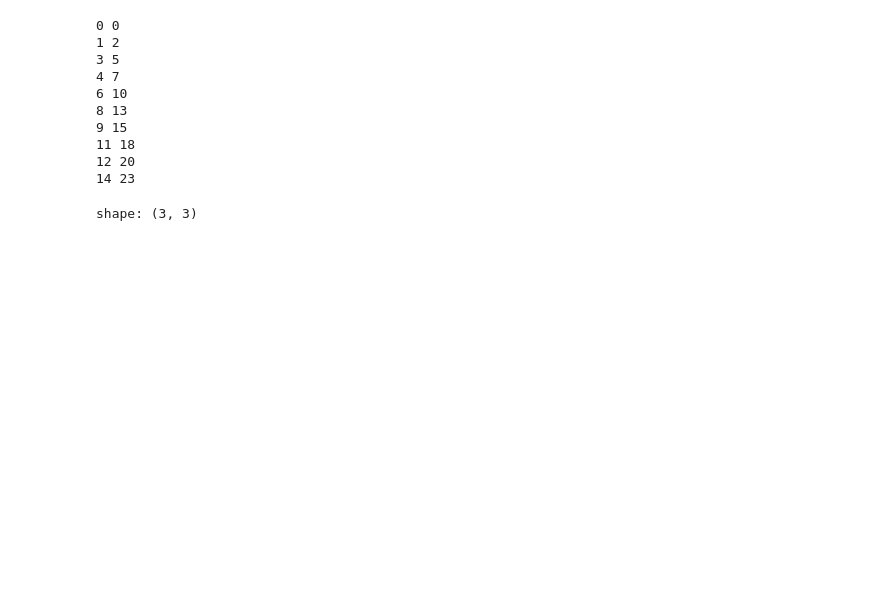
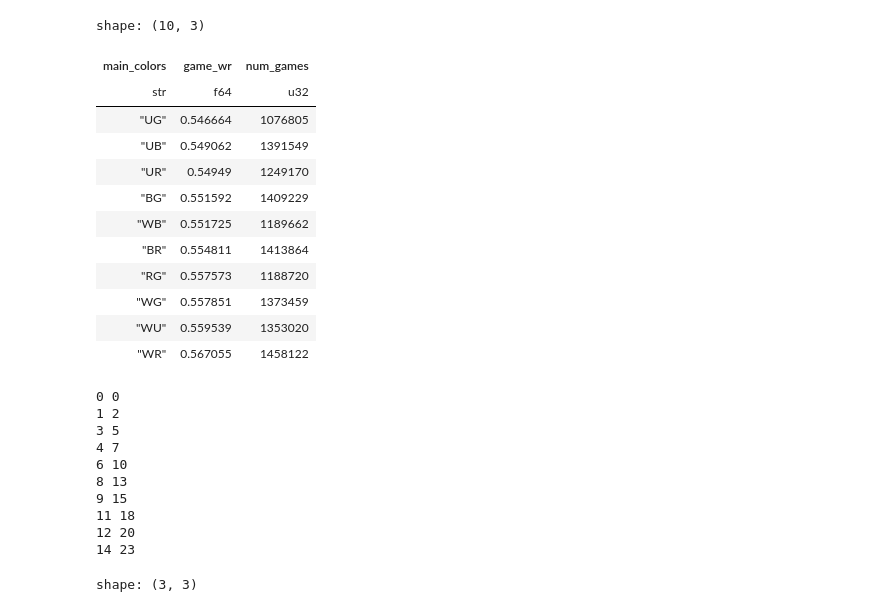
Before and after one commit to oelarnes/deq, a Jupyter notebook: nb/scratch.ipynb, the cells around one changed output. Saved outputs shown, nothing was run; the diff lists cells and outputs as text; code cells hidden in the pictures; blank space fills up the shorter version.

```diff
--- a/nb/scratch.ipynb
+++ b/nb/scratch.ipynb
@@ -5,6 +6,23 @@ import polars as pl
 from deq.plot import line_plot, grouped_bars
 from spells import summon, ColSpec, ColType
 from spells.config import all_sets
+# %%
+summon(all_sets, ["game_wr", "num_games"], group_by=["main_colors"]
+      ).filter(pl.col("num_games")>1e6).sort(pl.col("game_wr"))
+# %% [output]
+shape: (10, 3)
+| main_colors | game_wr | num_games |
+| str | f64 | u32 |
+| "UG" | 0.546664 | 1076805 |
+| "UB" | 0.549062 | 1391549 |
+| "UR" | 0.54949 | 1249170 |
+| "BG" | 0.551592 | 1409229 |
+| "WB" | 0.551725 | 1189662 |
+| "BR" | 0.554811 | 1413864 |
+| "RG" | 0.557573 | 1188720 |
+| "WG" | 0.557851 | 1373459 |
+| "WU" | 0.559539 | 1353020 |
+| "WR" | 0.567055 | 1458122 |
 # %%
 import math
 phi = (math.sqrt(5)+1)/2
```
Also changed, not shown: parts of 1 cell of this notebook, 7 other files.
